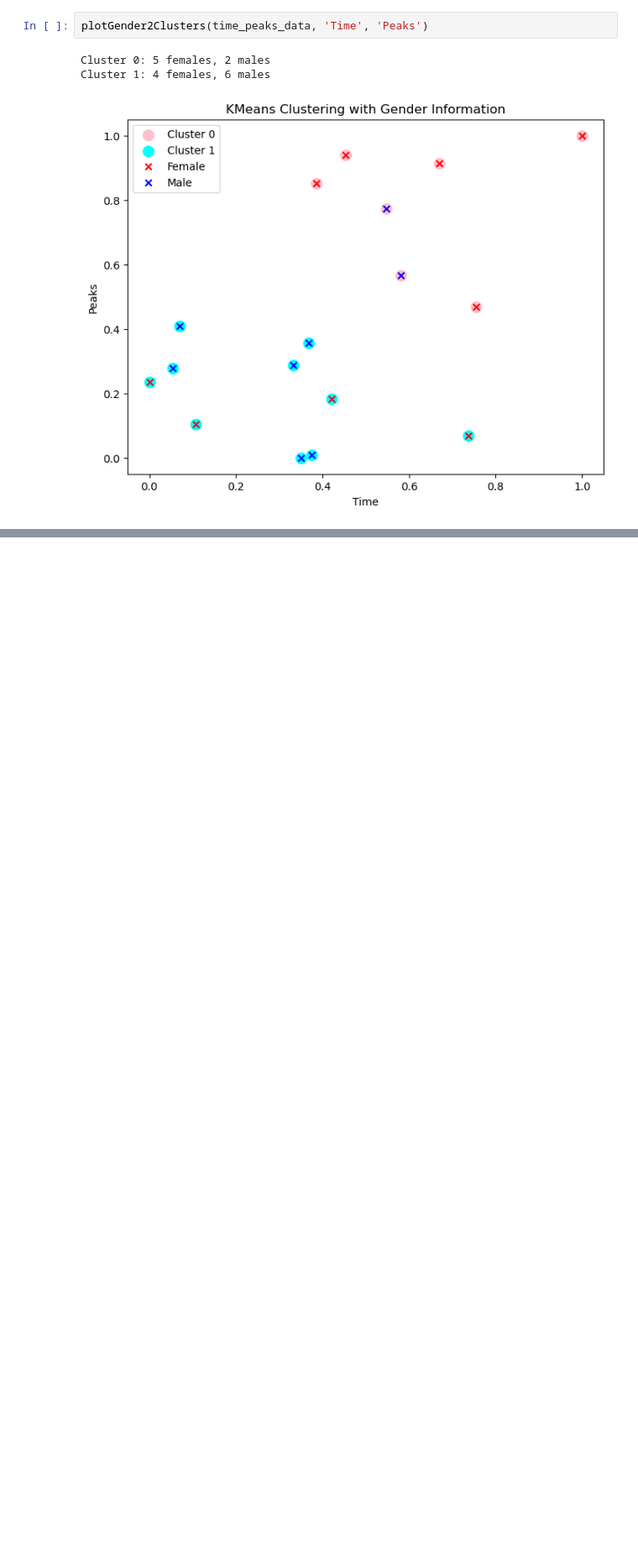
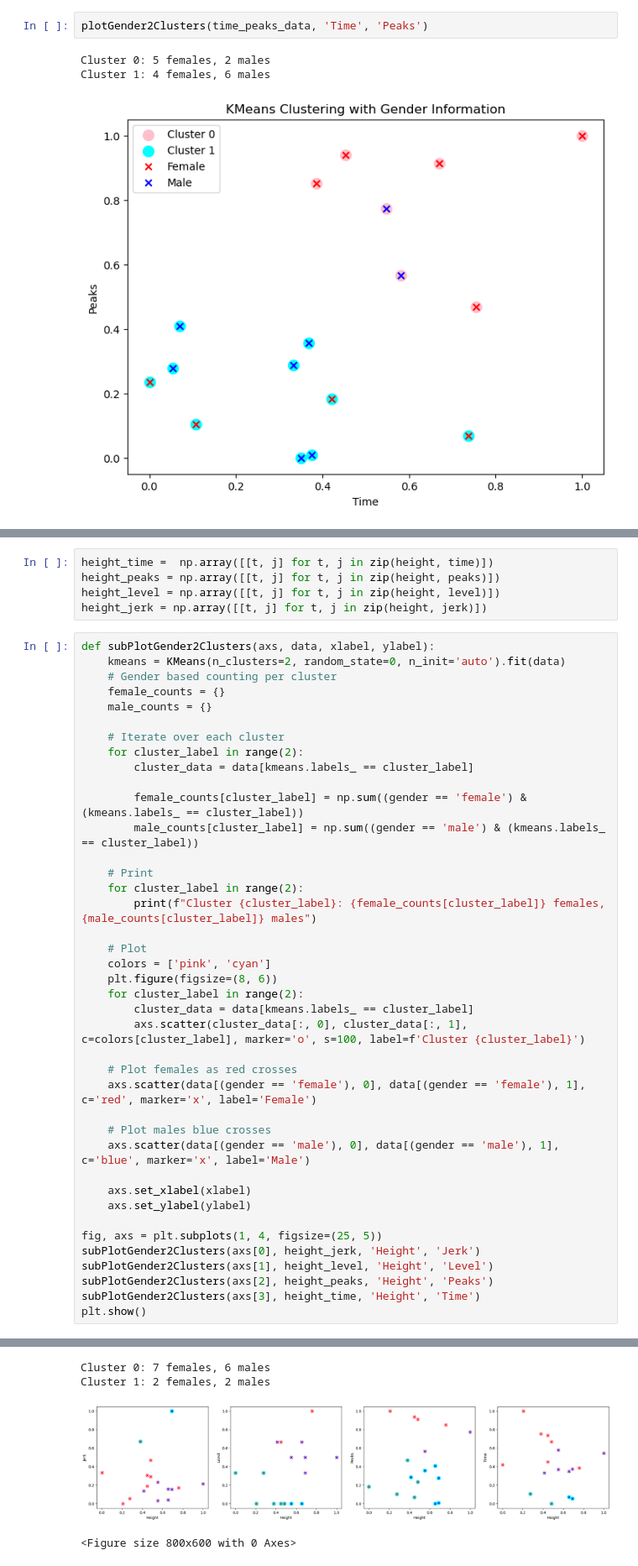
Before and after one commit to doertiboy/MasterStudy, a Jupyter notebook: k_means.ipynb, the cells around one changed output, grey strips where cells are left out. Shown at 84% size. Cells and saved outputs as stored; diff of their text form; blank space fills up the shorter version.

```diff
--- a/k_means.ipynb
+++ b/k_means.ipynb
@@ -155,0 +173,46 @@ plotSections2Cluster(time_peaks_data, time_peaks_data_1, time_peaks_data_2, time
+# %%
+height_time =  np.array([[t, j] for t, j in zip(height, time)])
+height_peaks = np.array([[t, j] for t, j in zip(height, peaks)])
+height_level = np.array([[t, j] for t, j in zip(height, level)])
+height_jerk = np.array([[t, j] for t, j in zip(height, jerk)])
+# %%
+def subPlotGender2Clusters(axs, data, xlabel, ylabel):
+    kmeans = KMeans(n_clusters=2, random_state=0, n_init='auto').fit(data)
+    # Gender based counting per cluster
+    female_counts = {}
+    male_counts = {}
+
+    # Iterate over each cluster
+    for cluster_label in range(2):
+        cluster_data = data[kmeans.labels_ == cluster_label]
+
+        female_counts[cluster_label] = np.sum((gender == 'female') & (kmeans.labels_ == cluster_label))
+        male_counts[cluster_label] = np.sum((gender == 'male') & (kmeans.labels_ == cluster_label))
+
+    # Print
+    for cluster_label in range(2):
+        print(f"Cluster {cluster_label}: {female_counts[cluster_label]} females, {male_counts[cluster_label]} males")
+
+    # Plot
+    colors = ['pink', 'cyan']
+    plt.figure(figsize=(8, 6))
+    for cluster_label in range(2):
+        cluster_data = data[kmeans.labels_ == cluster_label]
+        axs.scatter(cluster_data[:, 0], cluster_data[:, 1], c=colors[cluster_label], marker='o', s=100, label=f'Cluster {cluster_label}')
+
+    # Plot females as red crosses
+    axs.scatter(data[(gender == 'female'), 0], data[(gender == 'female'), 1], c='red', marker='x', label='Female')
+
+    # Plot males blue crosses
+    axs.scatter(data[(gender == 'male'), 0], data[(gender == 'male'), 1], c='blue', marker='x', label='Male')
+
+    axs.set_xlabel(xlabel)
+    axs.set_ylabel(ylabel)
+
+fig, axs = plt.subplots(1, 4, figsize=(25, 5))
+subPlotGender2Clusters(axs[0], height_jerk, 'Height', 'Jerk')
+subPlotGender2Clusters(axs[1], height_level, 'Height', 'Level')
+subPlotGender2Clusters(axs[2], height_peaks, 'Height', 'Peaks')
+subPlotGender2Clusters(axs[3], height_time, 'Height', 'Time')
+plt.show()
+# %% [output]
@@ -155,0 +225,4 @@ plotSections2Cluster(time_peaks_data, time_peaks_data_1, time_peaks_data_2, time
+Cluster 0: 7 females, 6 males
+Cluster 1: 2 females, 2 males
+[figure, added]
+<Figure size 800x600 with 0 Axes>
```
Also changed, not shown: parts of 12 cells of this notebook, 1 other file.
